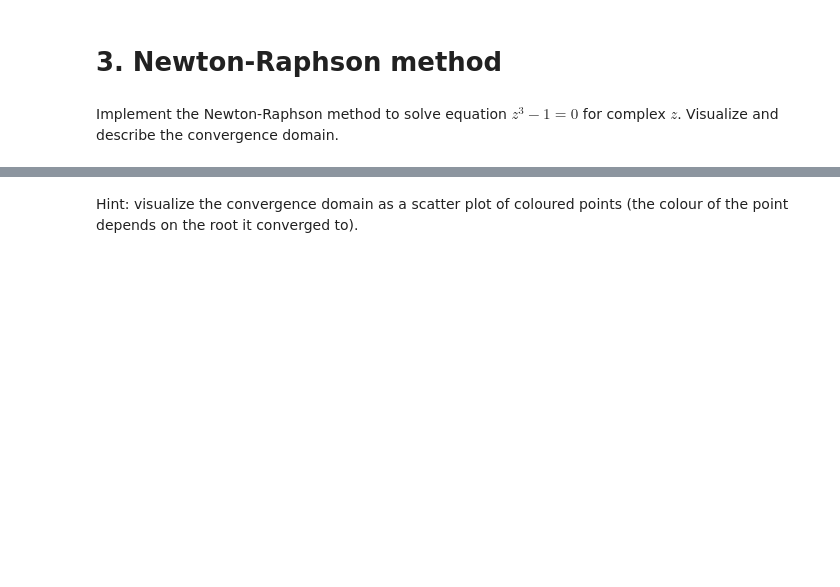
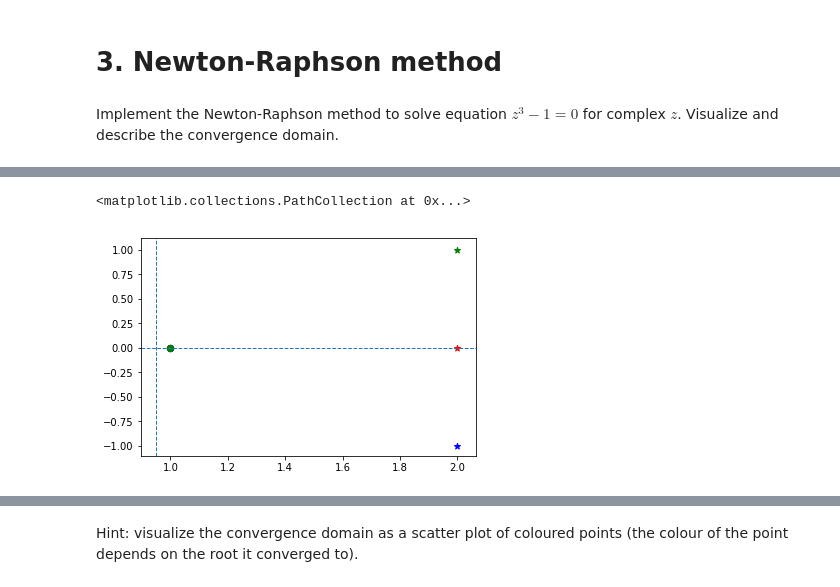
Before and after one commit to neklyud/programming_miem, a Jupyter notebook: nonlinear_equations_HW.ipynb, the cells around one changed output, grey strips where cells are left out. Cells and saved outputs as stored; diff of their text form; code cells hidden in the pictures; blank space fills up the shorter version.

```diff
--- a/nonlinear_equations_HW.ipynb
+++ b/nonlinear_equations_HW.ipynb
@@ -235,0 +256,22 @@ Implement the Newton-Raphson method to solve equation $z^3 - 1 = 0$ for complex
+# %%
+def newton_raphson(x0):
+  x = []
+  i = 0
+  eps = 1e-5
+#  x0 = complex(2,-1)
+  x.append(x0)
+  while True:
+    x.append(-f(x[i])/fprime(x[i])+x[i])
+    print(x[i])
+    i = i + 1
+    if abs(x[i] - x[i-1]) < eps:
+      break
+  return x[i], f(x[i]), i
+# %%
+v1 = newton_raphson(2)
+v2 = newton_raphson(complex(2, -1))
+v3 = newton_raphson(complex(2, 1))
+
+print(v1)
+print(v2)
+print(v3)
@@ -235,0 +296,24 @@ Implement the Newton-Raphson method to solve equation $z^3 - 1 = 0$ for complex
+# %%
+x1 = v1[0]
+y1 = 0
+
+x2 = v2[0].real
+y2 = v2[0].imag
+
+x3 = v3[0].real
+y3 = v3[0].imag
+
+x = 2 # первое решение получается при приближении x = 2
+plt.axvline(0.95, ls='--', lw=1); plt.axhline(0, ls='--', lw=1)
+plt.plot()
+plt.scatter(x, 0, color='red', s=40, marker='*')
+plt.scatter(x1, y1, color='red', s=40, marker='o')
+
+plt.scatter(2, -1, color='blue', s=40, marker='*')
+plt.scatter(x2, y2, color='blue', s=40, marker='o')
+
+plt.scatter(2, 1, color='green', s=40, marker='*')
+plt.scatter(x3, y3, color='green', s=40, marker='o')
+# %% [output]
+<matplotlib.collections.PathCollection at 0x...>
+[figure, added]
```
Also changed, not shown: parts of 5 cells of this notebook.
